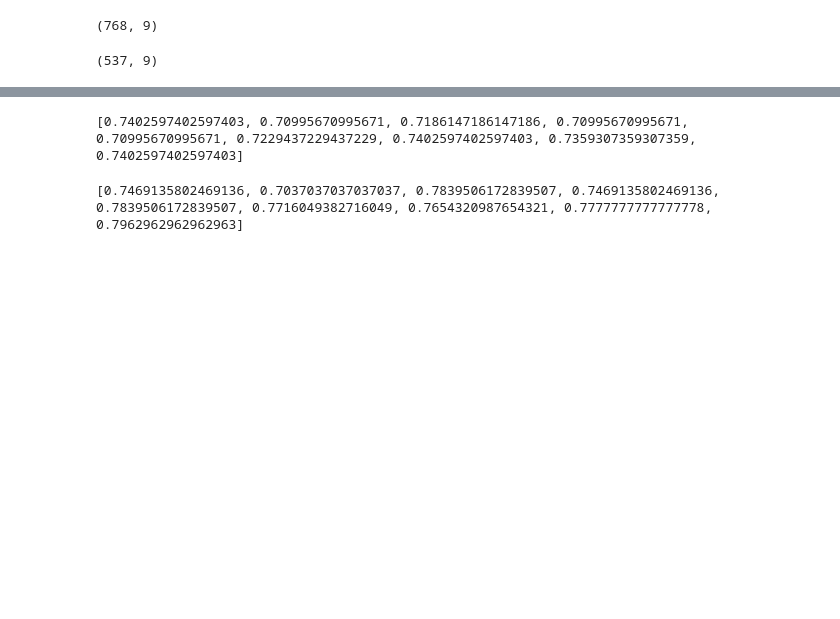
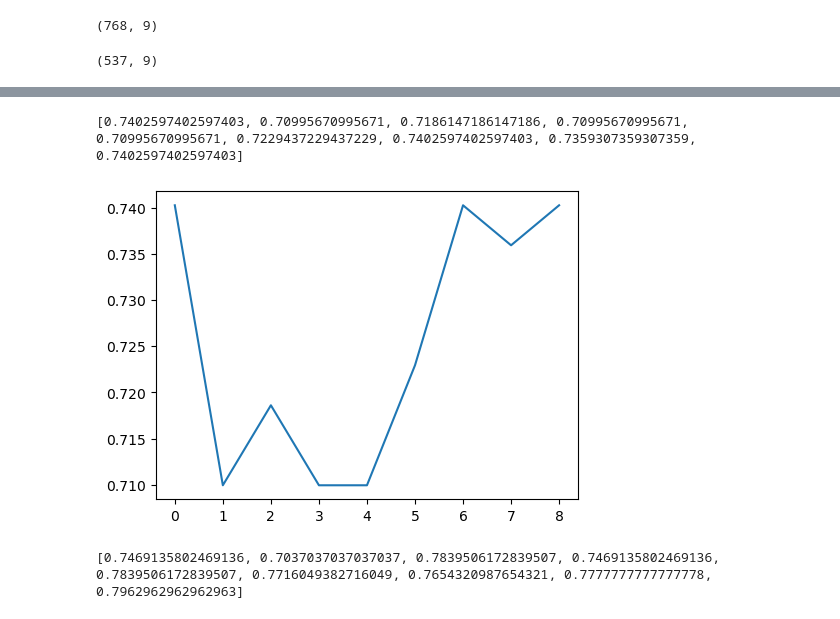
Before and after one commit to Rushclin/data-mining-project, a Jupyter notebook: notebooks/knn_model_training.ipynb, the cells around one changed output, grey strips where cells are left out. Drawn from its saved outputs; the diff is of its cells as text; code cells hidden in the pictures; blank space fills up the shorter version.

Commit message:
ajout du diagramme

```diff
--- a/notebooks/knn_model_training.ipynb
+++ b/notebooks/knn_model_training.ipynb
@@ -123,18 +122,23 @@ X_train_reject,X_test_reject,y_train_reject,y_test_reject = train_test_split(X_r
 # %%
 #recherche de la meilleure valeur pour le parametre k
 #entrainement de l'algorithme
 #evaluation du score de chaque valeur de k
 test_scores = []
 
 for i in range(1,10):
 
     knn = KNeighborsClassifier(i)
     knn.fit(X_train_replace,y_train_replace)
+    test_scores.append(knn.score(X_test_replace,y_test_replace))
 
-    test_scores.append(knn.score(X_test_replace,y_test_replace))
 print(test_scores)
+plt.figure(figsize=(12,4))
+plt.subplot(1,2,1)
+plt.plot(test_scores)
+plt.show()
 # %% [output]
 [0.7402597402597403, 0.70995670995671, 0.7186147186147186, 0.70995670995671, 0.70995670995671, 0.7229437229437229, 0.7402597402597403, 0.7359307359307359, 0.7402597402597403]
+[figure, added]
 # %%
 test_scores = []
 
```
Also changed, not shown: parts of 4 cells of this notebook.
